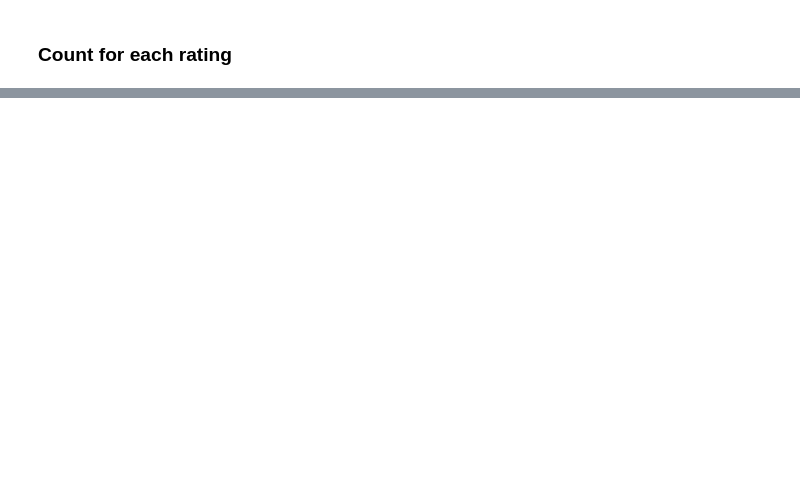
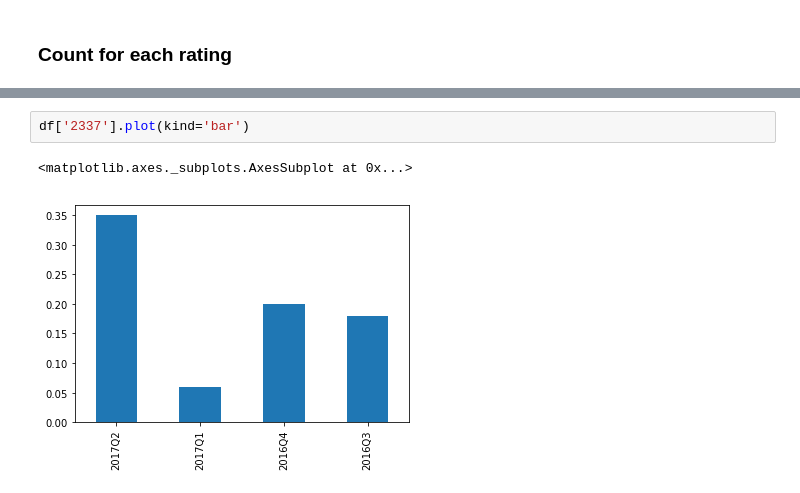
Before and after one commit to ifengc/python-tutorials, a Jupyter notebook: notebooks/05_intro_of_pandas.ipynb, the cells around one changed output, grey strips where cells are left out. Saved outputs shown, nothing was run; the diff lists cells and outputs as text; blank space fills up the shorter version.

```diff
--- a/notebooks/05_intro_of_pandas.ipynb
+++ b/notebooks/05_intro_of_pandas.ipynb
@@ -69,0 +375,5 @@ ratings.rating.value_counts()
+# %%
+df['2337'].plot(kind='bar')
+# %% [output]
+<matplotlib.axes._subplots.AxesSubplot at 0x...>
+[figure, added]
```
Also changed, not shown: parts of 59 cells of this notebook.
